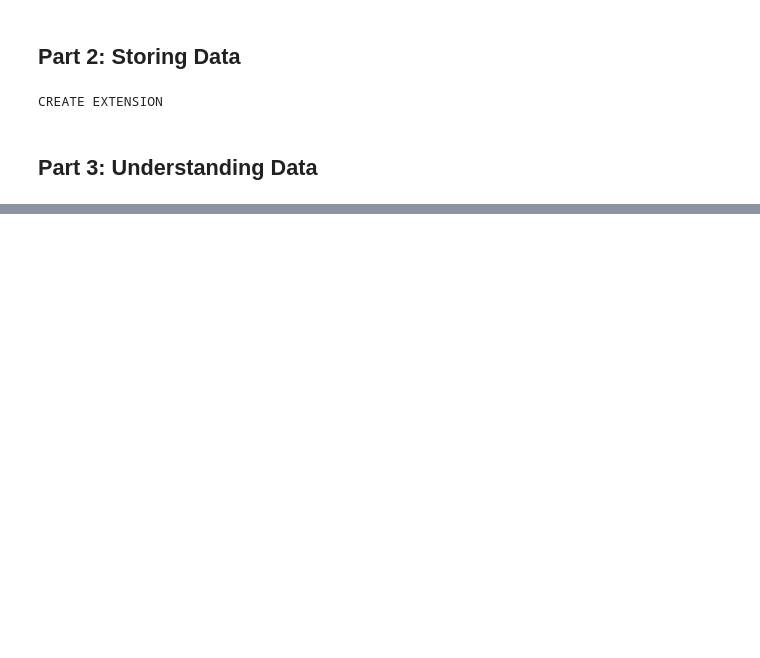
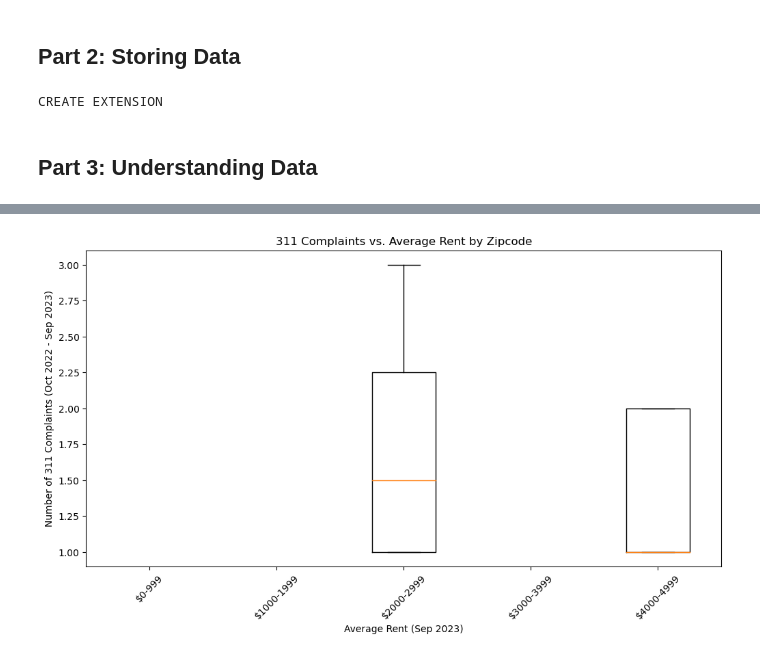
Before and after one commit to Huahuixuan/4501_project, a Jupyter notebook: ieor4501_project.ipynb, the cells around one changed output, grey strips where cells are left out. Saved outputs shown, nothing was run; the diff lists cells and outputs as text; code cells hidden in the pictures; blank space fills up the shorter version.

```diff
--- a/ieor4501_project.ipynb
+++ b/ieor4501_project.ipynb
@@ -320,0 +905,26 @@ gdf_shp.to_postgis('zipcodes', engine, index=False, if_exists='replace')
+# %%
+import pandas as pd
+import matplotlib.pyplot as plt
+
+def plot_visual_4(dataframe: pd.DataFrame) -> None:
+    """
+    Plot a boxplot to visualize the relationship between average rent and complaint count by zipcode.
+
+    Args:
+    - dataframe (pd.DataFrame): Merged data.
+    """
+    bins = range(0, int(dataframe['avg_rent'].max()) + 1000, 1000)
+    labels = [f"${i}-{i + 999}" for i in bins[:-1]]
+
+    plt.figure(figsize=(12, 6))
+    plt.boxplot([dataframe[dataframe['rent_bin'] == label]['complaint_count'] for label in labels], labels=labels)
+    plt.xlabel('Average Rent (Sep 2023)')
+    plt.ylabel('Number of 311 Complaints (Oct 2022 - Sep 2023)')
+    plt.title('311 Complaints vs. Average Rent by Zipcode')
+    plt.xticks(rotation=45)
+    plt.show()
+# %%
+data_4 = get_data_for_visual_4()
+plot_visual_4(data_4)
+# %% [output]
+[figure, added]
```
Also changed, not shown: parts of 35 cells of this notebook.
